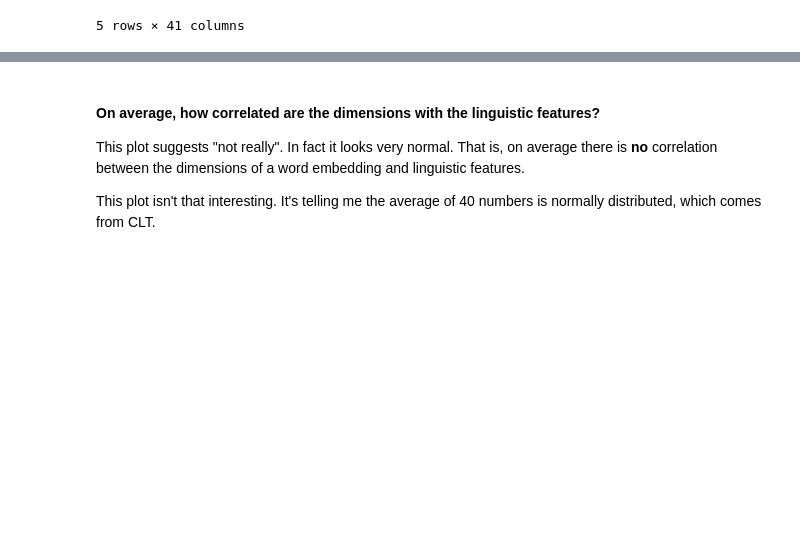
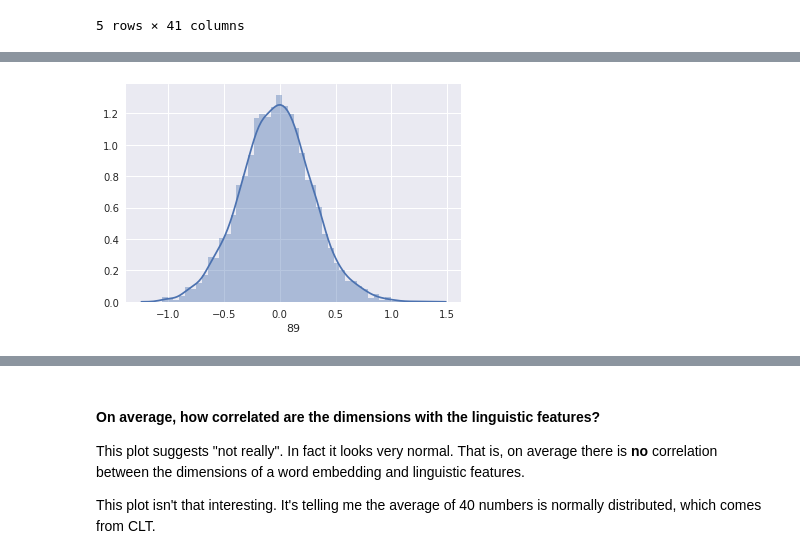
Before and after one commit to geoffbacon/semrep, a Jupyter notebook: semrep/evaluate/qvec/explore.ipynb, the cells around one changed output, grey strips where cells are left out. Drawn from its saved outputs; the diff is of its cells as text; code cells hidden in the pictures; blank space fills up the shorter version.

```diff
--- a/semrep/evaluate/qvec/explore.ipynb
+++ b/semrep/evaluate/qvec/explore.ipynb
@@ -61,0 +106,4 @@ correlations.head()
+# %%
+sns.distplot(X.loc[89]);
+# %% [output]
+[figure, added]
```
Also changed, not shown: parts of 44 cells of this notebook.
